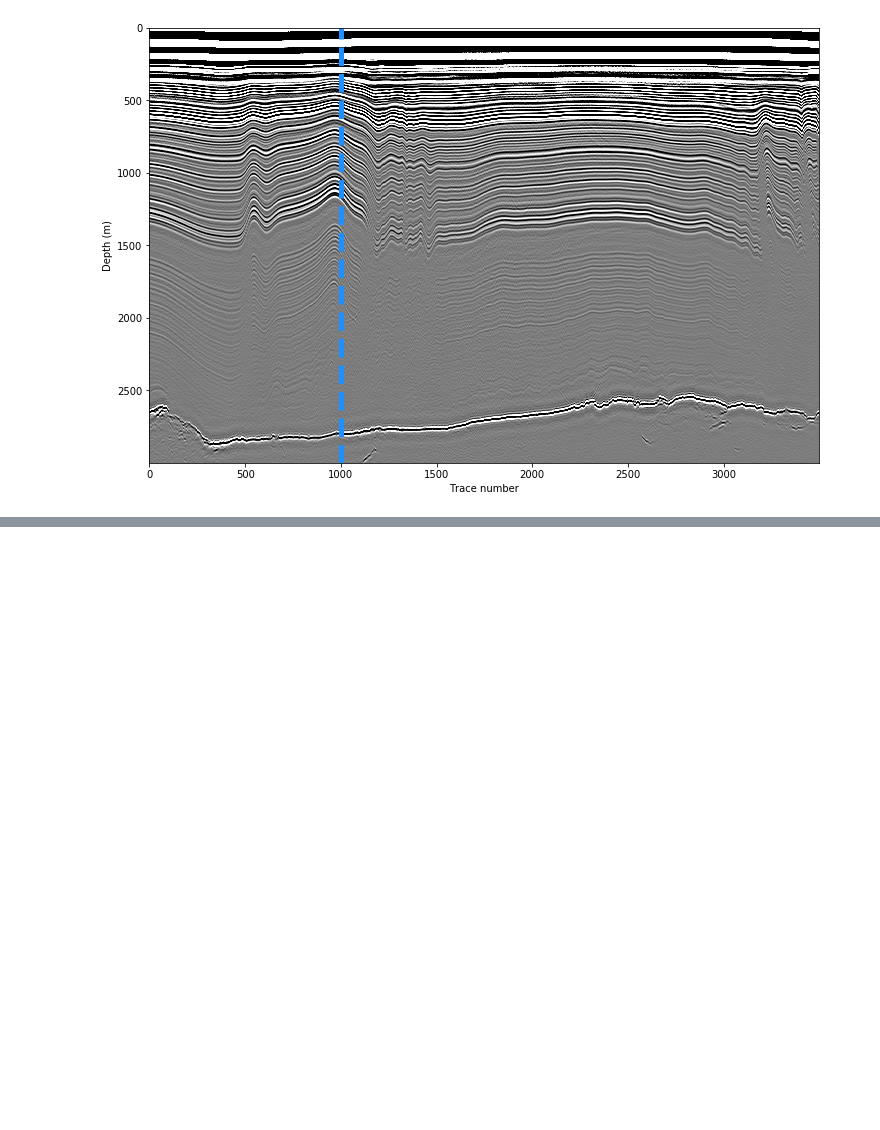
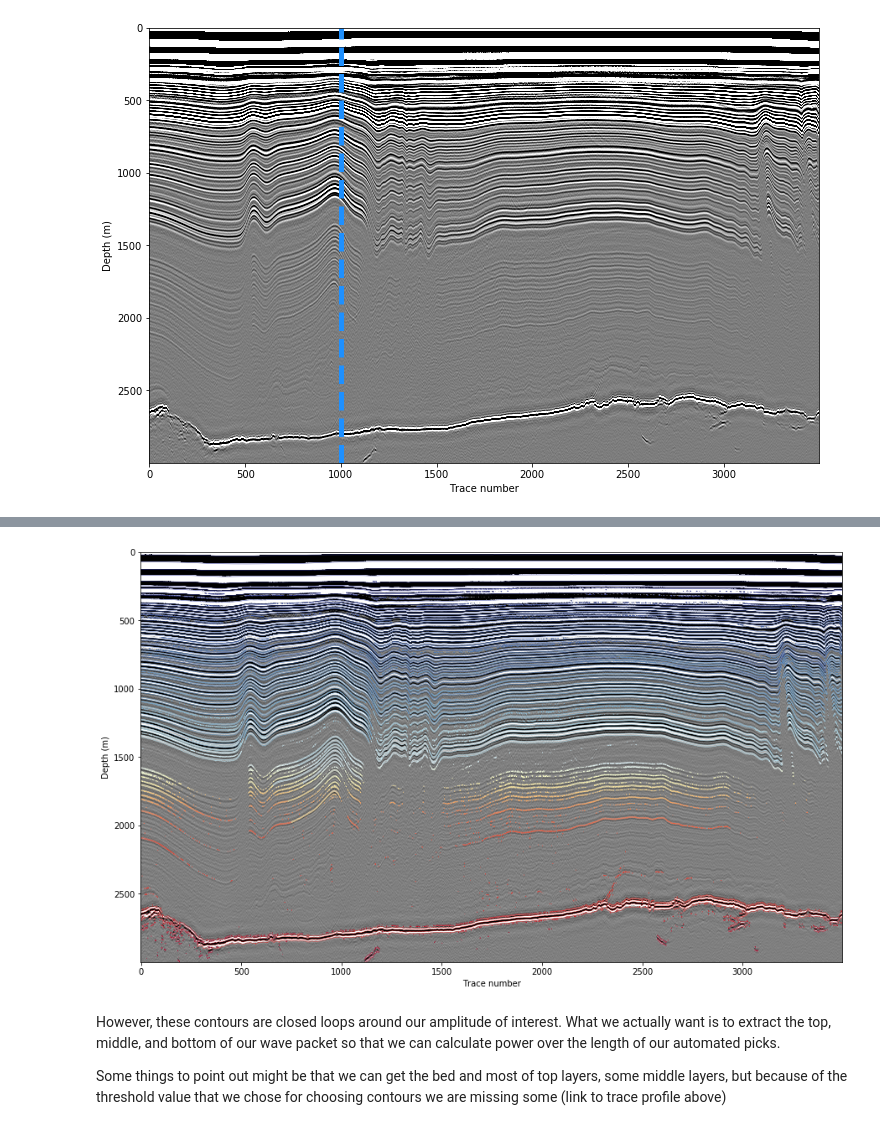
Before and after one commit to Jakidxav/ImpDAR_tutorials, a Jupyter notebook: autopicker/ImpDAR_Autopicking_Tutorial.ipynb, the cells around one changed output, grey strips where cells are left out. Cells and saved outputs as stored; diff of their text form; code cells hidden in the pictures; blank space fills up the shorter version.

```diff
--- a/autopicker/ImpDAR_Autopicking_Tutorial.ipynb
+++ b/autopicker/ImpDAR_Autopicking_Tutorial.ipynb
@@ -114,0 +161,37 @@ The whole process should be more or less automatic. It is recommended that the u
+# %%
+#colormap scaling values obtained from ImpDAR's plot function
+min_ = -15
+max_ = 15
+
+#ytick list and labels
+ytick_list = [0, 1184, 2367, 3551, 4734, 5917]
+ytick_labels = [0, 500, 1000, 1500, 2000, 2500]
+
+fig, ax = plt.subplots(figsize=(15, 9))
+ax.imshow(dat.data, cmap='gray', aspect='auto', interpolation='nearest', vmin=min_, vmax=max_)
+
+#iterate over contours
+for i, contour in enumerate(pos):
+    #change color of contours after each for loop
+    #starts blue at surface, moves to yellow then red deeper in profile
+    c = cm.RdYlBu_r(i/len(pos))
+
+    #plot each contour on top of radargram
+    plt.plot(contour[:, 1], contour[:, 0], linewidth=0.5, color=c)
+
+#set x and y ticks explicitly since we aren't using ImpDAR's plot_radargram() method
+ax.set_yticks(ytick_list)
+ax.set_yticklabels(ytick_labels)
+
+#reset x and y labels
+ax.set_xlabel('Trace number')
+ax.set_ylabel('Depth (m)')
+
+plt.show()
+# %% [output]
+[figure, added]
+# %% [markdown]
+However, these contours are closed loops around our amplitude of interest. What we actually want is to extract the top, middle, and bottom of our wave packet so that we can calculate power over the length of our automated picks.
+
+
+Some things to point out might be that we can get the bed and most of top layers, some middle layers, but because of the threshold value that we chose for choosing contours we are missing some (link to trace profile above)
```
Also changed, not shown: parts of 21 cells of this notebook, 2 other files.
